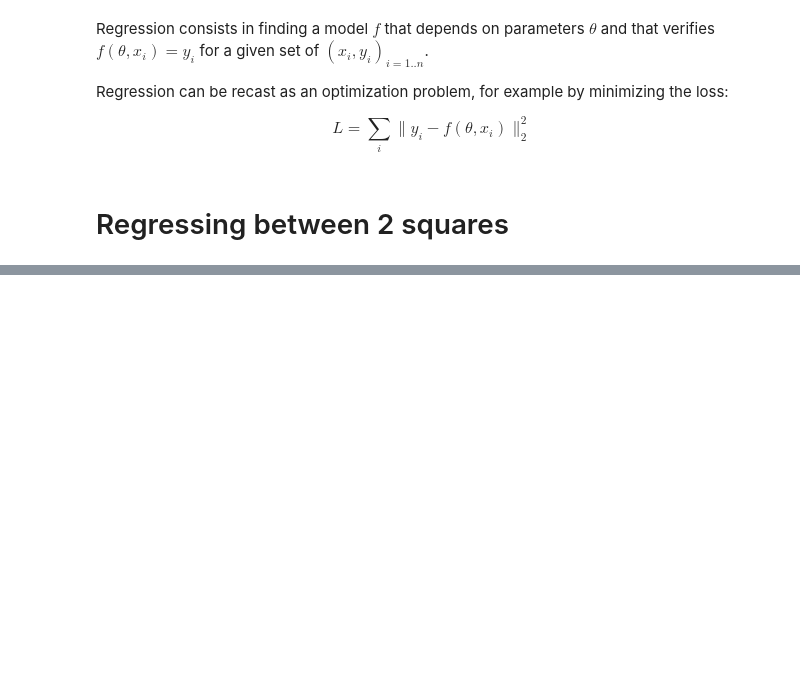
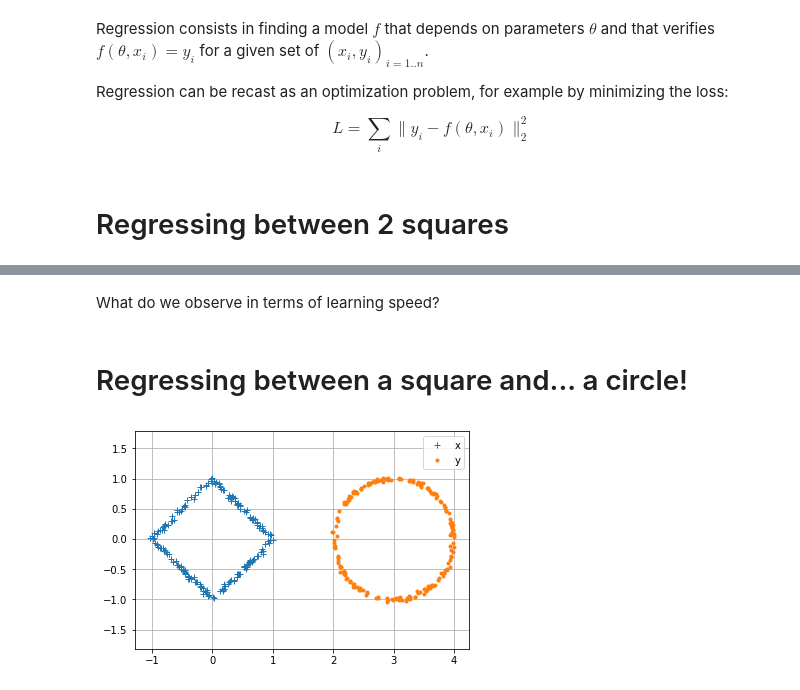
Before and after one commit to mdouze/tp_n7, a Jupyter notebook: 04-regression.ipynb, the cells around one changed output, grey strips where cells are left out. Drawn from its saved outputs; the diff is of its cells as text; code cells hidden in the pictures; blank space fills up the shorter version.

```diff
--- a/04-regression.ipynb
+++ b/04-regression.ipynb
@@ -75,0 +177,26 @@ Try changing the learning rate to 2 and to 0.02. What happens?
+# %% [markdown]
+What do we observe in terms of learning speed?
+# %% [markdown]
+# Regressing between a square and... a circle!
+# %%
+def gen_square_circle(n):
+    n4 = int(n/4)
+    a = np.random.rand(n) * 2 * np.pi
+    x = np.vstack((np.cos(a), np.sin(a)))
+    x = x / np.linalg.norm(x, axis=0, ord=1)
+    y = np.vstack((np.cos(a + np.pi / 4), np.sin(a + np.pi / 4)))
+    y = y / np.linalg.norm(y, axis=0, ord=2)
+    y[0] += 3
+    x += np.random.randn(*x.shape) * 0.02
+    y += np.random.randn(*x.shape) * 0.02
+    return x.T, y.T
+# %%
+x, y = gen_square_circle(200)
+# %%
+pyplot.plot(x[:, 0], x[:, 1], '+', label='x')
+pyplot.plot(y[:, 0], y[:, 1], '.', label='y')
+pyplot.axis('equal')
+pyplot.legend()
+pyplot.grid()
+# %% [output]
+[figure, added]
```
Also changed, not shown: parts of 20 cells of this notebook, 3 other files.
